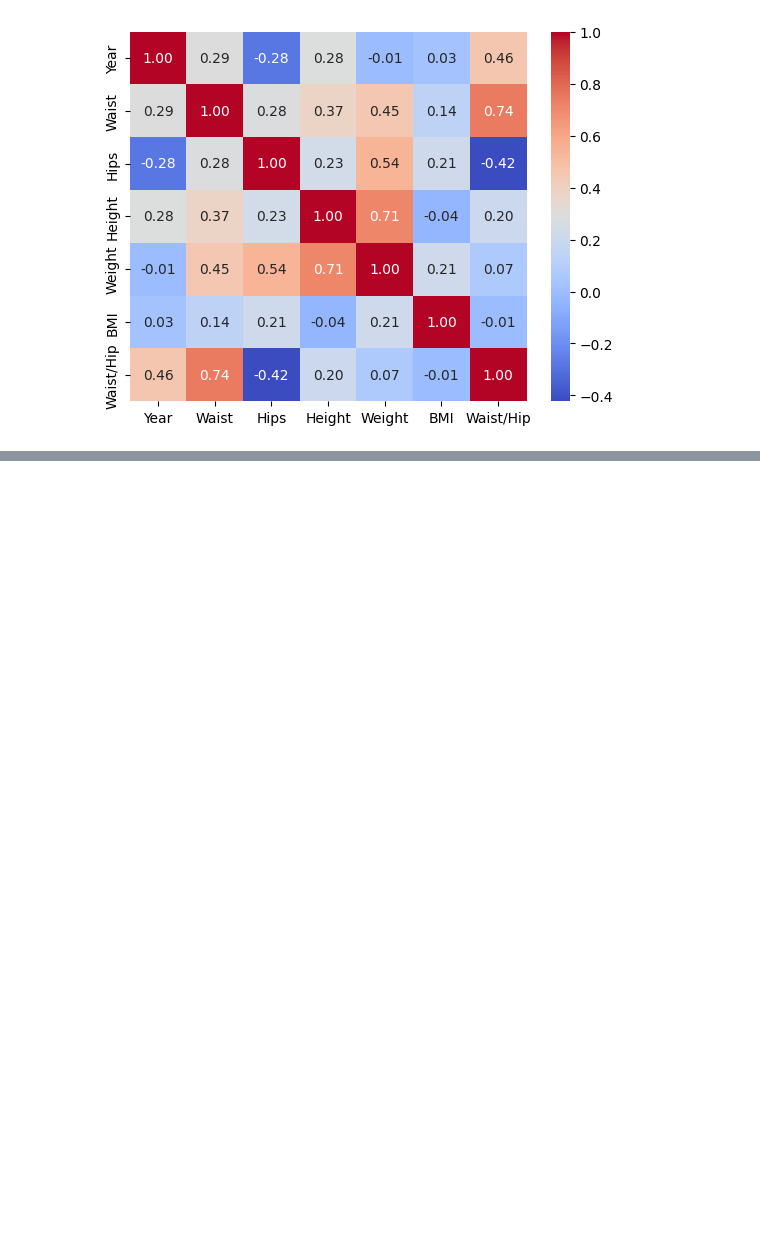
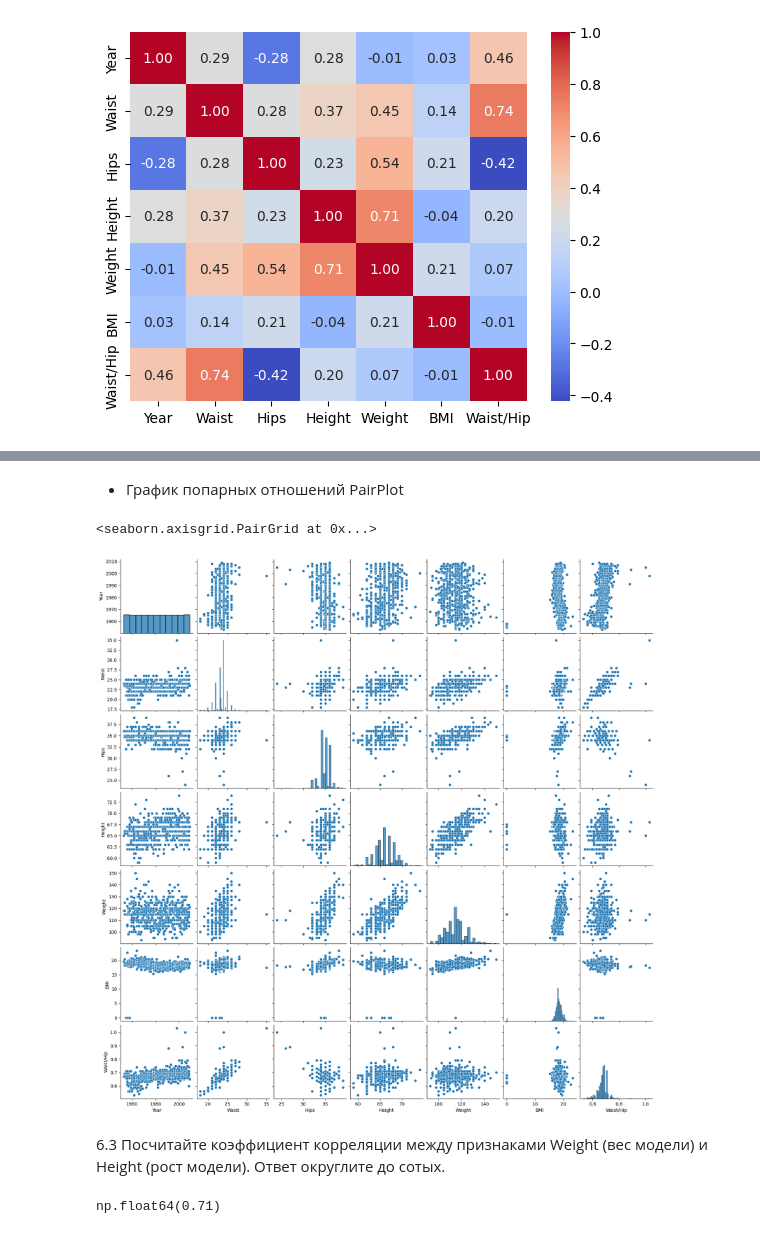
Before and after one commit to AbiNazim/Study_DataScience, a Jupyter notebook: Учеба/EDA/EDA-2. Описательная статистика. Меры центральной тенденции в Python.ipynb, the cells around one changed output, grey strips where cells are left out. Cells and saved outputs as stored; diff of their text form; code cells hidden in the pictures; blank space fills up the shorter version.

```diff
--- a/Учеба/EDA/EDA-2. Описательная статистика. Меры центральной тенденции в Python.ipynb
+++ b/Учеба/EDA/EDA-2. Описательная статистика. Меры центральной тенденции в Python.ipynb
@@ -195,0 +219,14 @@ sns.heatmap(model.corr(numeric_only=True), annot=True, fmt='.2f', cmap='coolwarm
+# %% [markdown]
+* График попарных отношений PairPlot
+# %%
+sns.pairplot(model)
+# %% [output]
+<seaborn.axisgrid.PairGrid at 0x...>
+[figure, added]
+# %% [markdown]
+6.3 Посчитайте коэффициент корреляции между признаками Weight (вес модели) и Height (рост модели). Ответ округлите до сотых.
+# %%
+weight_height_pirson = round(model['Weight'].corr(model['Height']), 2)
+display(weight_height_pirson)
+# %% [output]
+np.float64(0.71)
```
Also changed, not shown: parts of 11 cells of this notebook.
